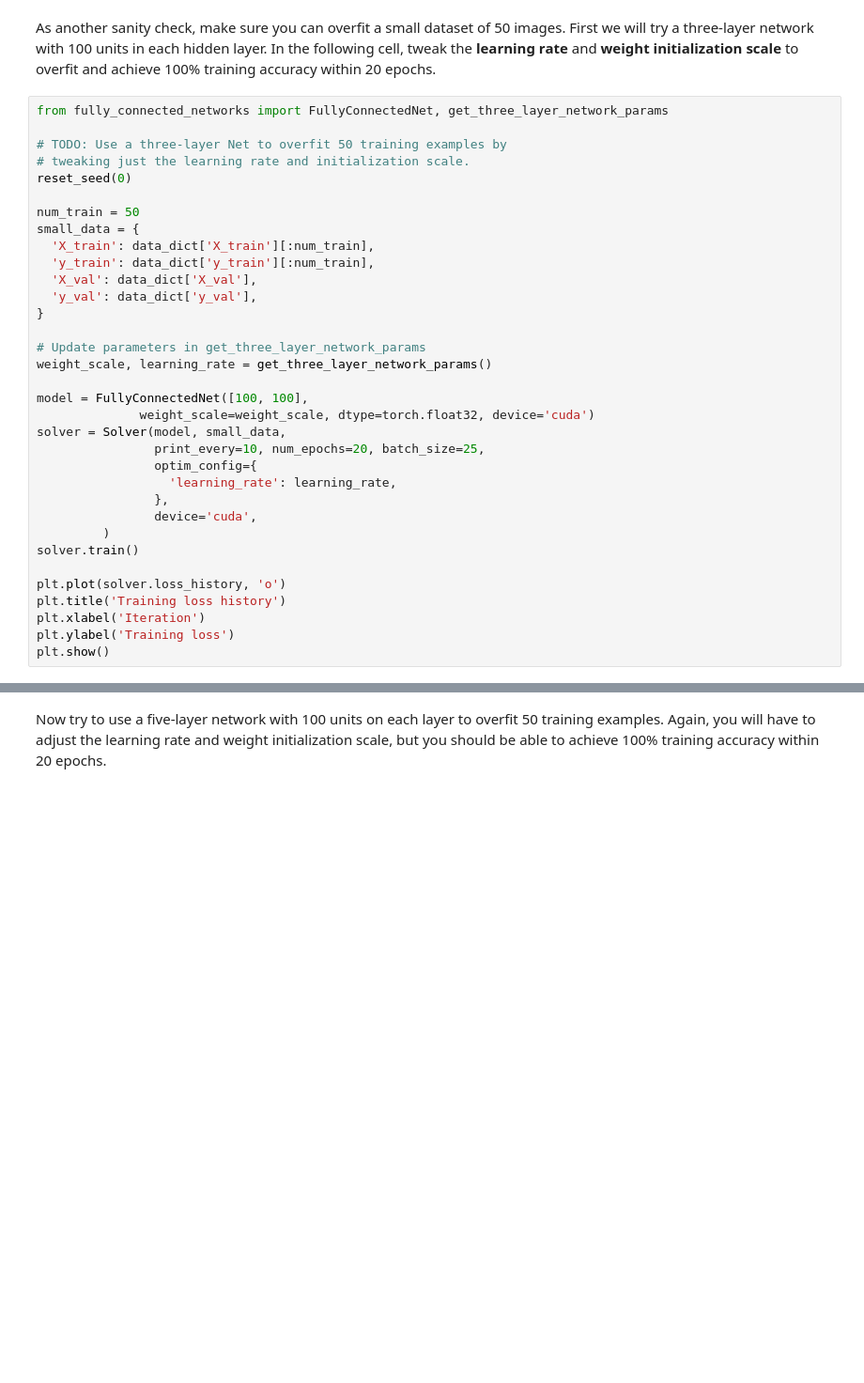
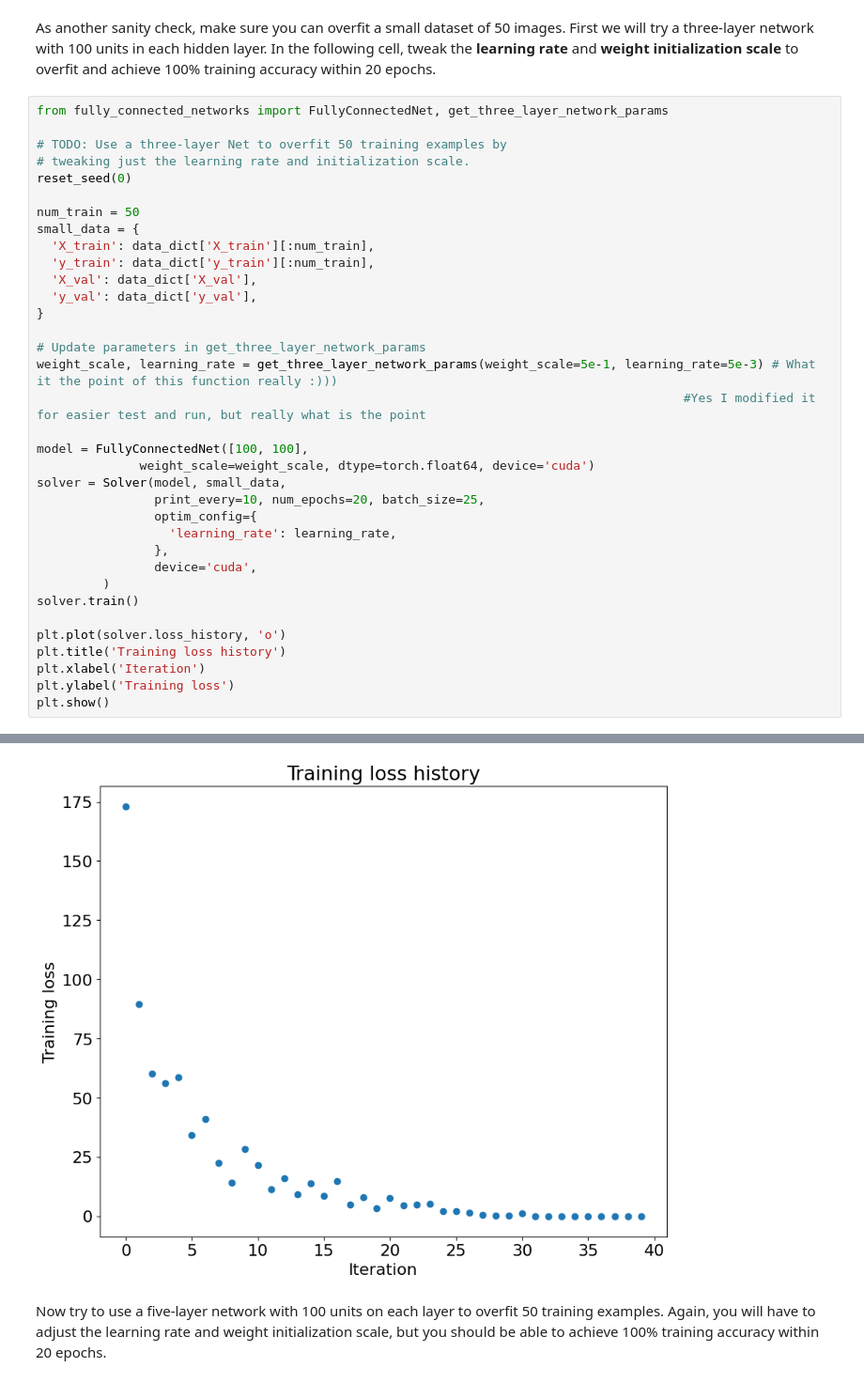
Before and after one commit to LeGiangK62/DL4CV, a Jupyter notebook: lab05/fully_connected_networks.ipynb, the cells around one changed output, grey strips where cells are left out. Shown at 94% size. Saved outputs shown, nothing was run; the diff lists cells and outputs as text; blank space fills up the shorter version.

```diff
--- a/lab05/fully_connected_networks.ipynb
+++ b/lab05/fully_connected_networks.ipynb
@@ -507,10 +689,11 @@ small_data = {
 }
 
 # Update parameters in get_three_layer_network_params
-weight_scale, learning_rate = get_three_layer_network_params()
+weight_scale, learning_rate = get_three_layer_network_params(weight_scale=5e-1, learning_rate=5e-3) # What it the point of this function really :)))
+                                                                                        #Yes I modified it for easier test and run, but really what is the point
 
 model = FullyConnectedNet([100, 100],
-              weight_scale=weight_scale, dtype=torch.float32, device='cuda')
+              weight_scale=weight_scale, dtype=torch.float64, device='cuda')
 solver = Solver(model, small_data,
                 print_every=10, num_epochs=20, batch_size=25,
                 optim_config={
@@ -525,3 +708,4 @@ plt.title('Training loss history')
 plt.xlabel('Iteration')
 plt.ylabel('Training loss')
 plt.show()
+# %% [output]
@@ -528,3 +729,4 @@ plt.show()
+[figure, added]
 # %% [markdown]
 Now try to use a five-layer network with 100 units on each layer to overfit 50 training examples. Again, you will have to adjust the learning rate and weight initialization scale, but you should be able to achieve 100% training accuracy within 20 epochs.
 # %%
```
Also changed, not shown: parts of 44 cells of this notebook.
